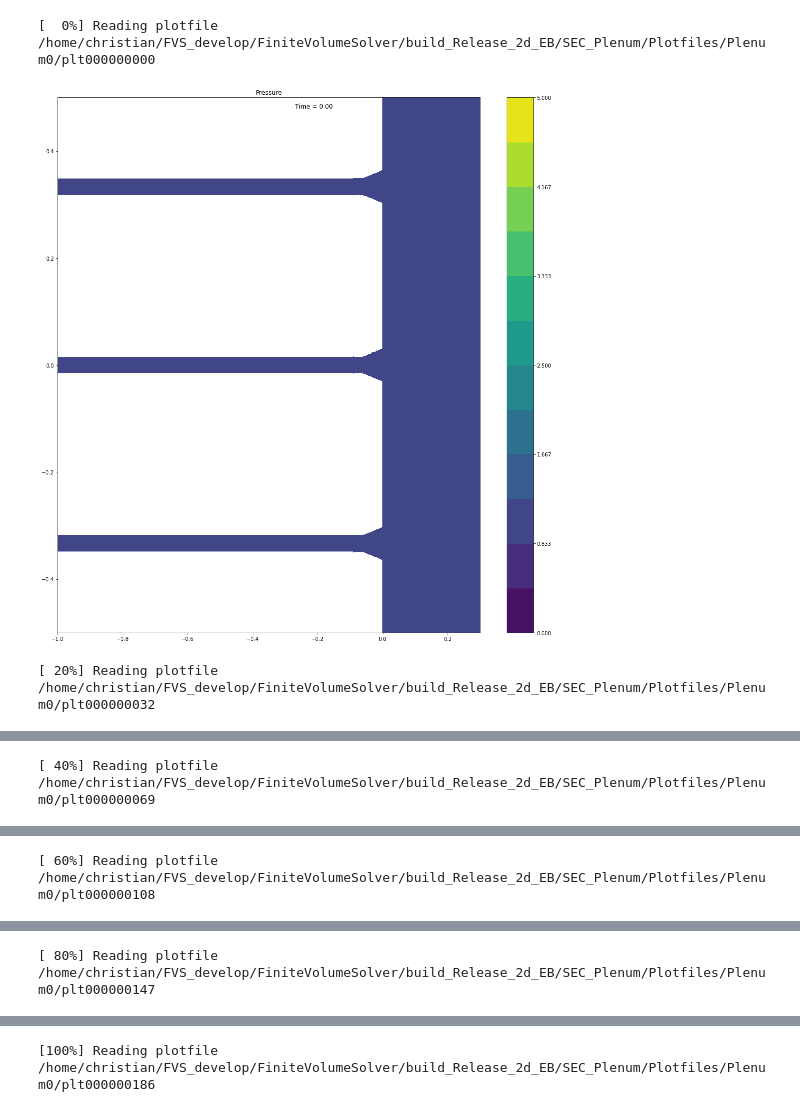
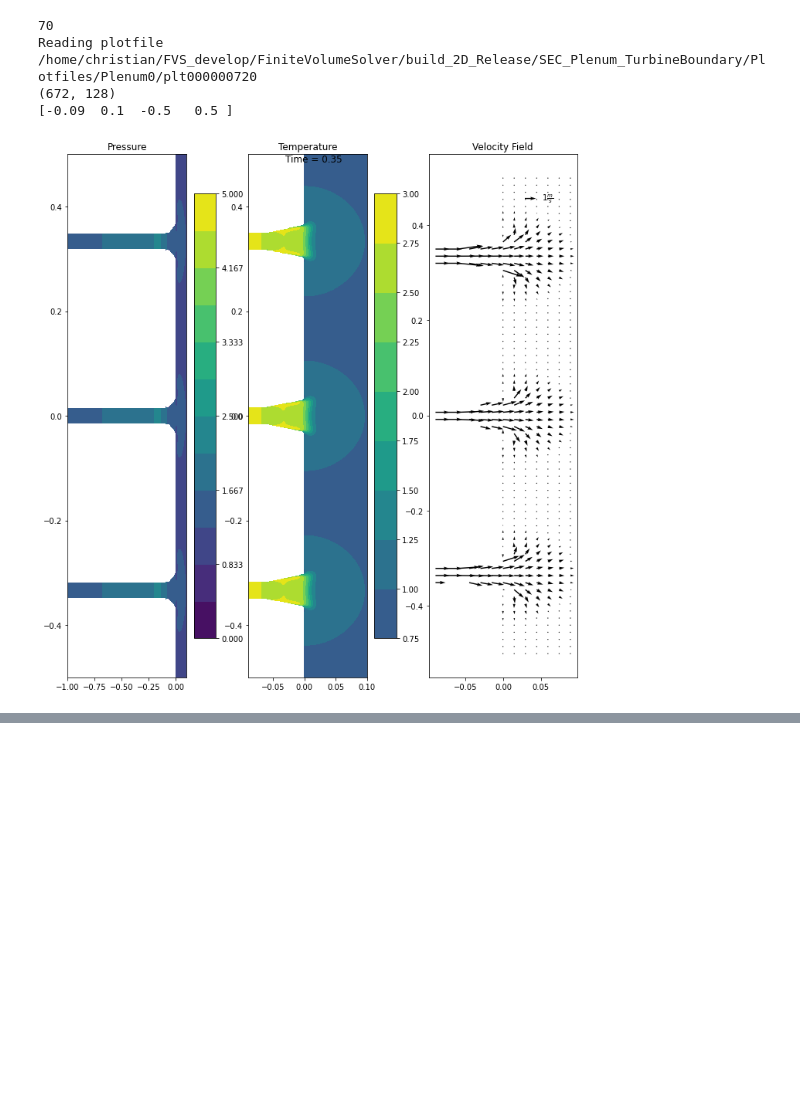
Before and after one commit to maikel/FiniteVolumeSolver, a Jupyter notebook: extra/SEC_Plenum/Tube_Plenum.ipynb, the cells around one changed output, grey strips where cells are left out. Cells and saved outputs as stored; diff of their text form; code cells hidden in the pictures; blank space fills up the shorter version.

Commit message:
Notebook update, adjust quiverplot for plenum

```diff
--- a/extra/SEC_Plenum/Tube_Plenum.ipynb
+++ b/extra/SEC_Plenum/Tube_Plenum.ipynb
@@ -8,10 +8,10 @@ valueString = 'Pressure' # which value we want to plot
 # possible values are: ['Density', 'Energy', 'Momentum_0', 'Momentum_1', 'Pressure', 'Species_0', 'Species_1', 'SpeedOfSound', 'vfrac']
 
 # dataPath = "/srv/public/Maikel/FiniteVolumeSolver/build_2D-Release/SEC_Plenum_TurbineBoundary/"
-dataPath = "/home/christian/FVS_develop/FiniteVolumeSolver/build_Release_2d_EB/SEC_Plenum"
+dataPath = "/home/christian/FVS_develop/FiniteVolumeSolver/build_2D_Release/SEC_Plenum_TurbineBoundary"
 plenum_number = 0
 MASK_DATA_WITH_VFRAC = True
-vfrac_cutoff = 1.0e-16
+vfrac_cutoff = 1.0e-14
 
 def loadData(plotfile, vars, MASK_DATA_WITH_VFRAC=True):
   ds = yt.load(plotfile)
@@ -23,7 +23,7 @@ def loadData(plotfile, vars, MASK_DATA_WITH_VFRAC=True):
   if MASK_DATA_WITH_VFRAC:
     vfrac = np.array(ytplt.frb["vfrac"])
     vfrac = np.squeeze(vfrac)
-    datas = [np.ma.masked_where( vfrac<=vfrac_cutoff, data) for data in datas]
+    datas = [np.ma.masked_where( vfrac<=vfrac_cutoff, data, np.nan) for data in datas]
   return datas, current_time, np.array(ytplt.bounds)
 
 def PrintProgress(i, plotfiles):
@@ -48,9 +48,11 @@ os.makedirs(output_path_quiv, exist_ok=True)
 output_path_temp = '{}/Visualization/Plenum{}_{}/'.format(dataPath, plenum_number, "Temperature")
 os.makedirs(output_path_temp, exist_ok=True)
 
-
-for i, plotfile in enumerate(plotfiles):
-   PrintProgress(i, plotfiles)
+print(len(plotfiles))
+nr=35
+for i, plotfile in enumerate(plotfiles[nr:nr+1]):
+   #PrintProgress(i, plotfiles)
+   print('Reading plotfile {}'.format(plotfile))
 
    # get Tube Data
    temp = plotfile.split("/")[-1]
@@ -79,50 +81,59 @@ for i, plotfile in enumerate(plotfiles):
 
    Tube_p = stackTubeDataTo2D(Tube_p)
    Tube_rho = stackTubeDataTo2D(Tube_rho)
 
 
    # get Plenum data
    (p, rho, rhou, rhov, c), current_time, extent = loadData(plotfile, ["Pressure", "Density", "Momentum_0", "Momentum_1", "SpeedOfSound"])
 
    nlevel = 13
    vmin = 0.
    vmax = 5.0
 
-   f, axs = plt.subplots(nrows=1, ncols=1, figsize=(15,15))
-   #f, axs = plt.subplots(nrows=1, ncols=3, figsize=(15, 15))
+   #f, axs = plt.subplots(nrows=1, ncols=1, figsize=(15,15))
+   f, axs = plt.subplots(nrows=1, ncols=3, figsize=(10, 10))
    f.suptitle('Time = {:.2f}'.format(float(current_time)))
 
    levels = np.linspace(vmin, vmax, nlevel)
    # pressure image
-   im_p = axs.contourf(p, extent=extent, interpolation='none', levels=levels)
+   im_p = axs[0].contourf(p, extent=extent, interpolation='none', levels=levels)
 
    for i, el in enumerate(Tube_p):
-      axs.contourf(el, extent=extent_tube[i], interpolation='none', aspect='auto', levels=levels)
+      axs[0].contourf(el, extent=extent_tube[i], interpolation='none', aspect='auto', levels=levels)
 
    #axs[0].imshow(p, origin='lower', vmin=0.0, vmax=3.0, interpolation='none', extent=extent)
-   axs.set_aspect('auto')
+   axs[0].set_aspect('auto')
    plt.tight_layout()
-   axs.set_title('Pressure')
-   plt.colorbar(im_p, ax=axs)
+   axs[0].set_title('Pressure')
+   plt.colorbar(im_p, ax=axs[0])
    # temperature image
-   #T = p / rho
-   #im_T = axs[1].imshow(T, origin='lower', vmin=0.0, vmax=3.0, interpolation='none', extent=extent)
+   T = p / rho
+   print(T.shape)
+   im_T = axs[1].contourf(T, vmin=0.0, vmax=3.0, interpolation='none', extent=extent)
    #im_T = axs[1].contourf(X, Y, T, interpolation='none', vmin=vmin, vmax=vmax)
    #im_T2 = axs[1].contourf(X_tube, Y_tube, p_tube / rho_tube, interpolation='none',  aspect='auto',vmin=vmin, vmax=vmax)
-   #axs[1].set_title('Temperature')
+   axs[1].set_title('Temperature')
    #axs[1].set(ylim=(extent[2], -0.2))
-   #plt.colorbar(im_T, ax=axs[1])
+   plt.colorbar(im_T, ax=axs[1])
    ## velocity field
-   #u = rhou / rho
-   #v = rhov / rho
-   #skip = 20
-   #scale = 0.2
-   #axs[2].quiver(u[::skip], v[::skip], scale=scale, units='xy')
-   #axs[2].set_title('Velocity Field')
+   u = rhou / rho
+   v = rhov / rho
+   print(extent)
+   skip = 10
+   x = np.linspace(*extent[0:2], num=u.shape[1], endpoint=True)
+   y = np.linspace(*extent[2:], num=u.shape[0], endpoint=True)
+   X,Y = np.meshgrid(x,y)
+   #print(x,y)
+   scale = 5.0
+   Q=axs[2].quiver(X[::skip,::skip], Y[::skip,::skip], u[::skip,::skip], v[::skip,::skip],scale=scale, units='inches', width=0.02)
+   axs[2].quiverkey(Q, 0.9, 0.9, 1, r'$1 \frac{m}{s}$', labelpos='E', coordinates='figure')
+   axs[2].set_title('Velocity Field')
    plt.show()
    f.savefig(output_path+"/"+temp+".png")
    f.clf()
 # %% [output]
-[  0%] Reading plotfile /home/christian/FVS_develop/FiniteVolumeSolver/build_Release_2d_EB/SEC_Plenum/Plotfiles/Plenum0/plt000000000
+70
+Reading plotfile /home/christian/FVS_develop/FiniteVolumeSolver/build_2D_Release/SEC_Plenum_TurbineBoundary/Plotfiles/Plenum0/plt000000720
+(672, 128)
+[-0.09  0.1  -0.5   0.5 ]
-[figure, old version]
+[figure, new version]
-[ 20%] Reading plotfile /home/christian/FVS_develop/FiniteVolumeSolver/build_Release_2d_EB/SEC_Plenum/Plotfiles/Plenum0/plt000000032
@@ -130 +139,0 @@ for i, plotfile in enumerate(plotfiles):
-[ 40%] Reading plotfile /home/christian/FVS_develop/FiniteVolumeSolver/build_Release_2d_EB/SEC_Plenum/Plotfiles/Plenum0/plt000000069
@@ -132 +139,0 @@ for i, plotfile in enumerate(plotfiles):
-[ 60%] Reading plotfile /home/christian/FVS_develop/FiniteVolumeSolver/build_Release_2d_EB/SEC_Plenum/Plotfiles/Plenum0/plt000000108
@@ -134 +139,0 @@ for i, plotfile in enumerate(plotfiles):
-[ 80%] Reading plotfile /home/christian/FVS_develop/FiniteVolumeSolver/build_Release_2d_EB/SEC_Plenum/Plotfiles/Plenum0/plt000000147
@@ -136 +139,0 @@ for i, plotfile in enumerate(plotfiles):
-[100%] Reading plotfile /home/christian/FVS_develop/FiniteVolumeSolver/build_Release_2d_EB/SEC_Plenum/Plotfiles/Plenum0/plt000000186
```
Also changed, not shown: parts of 3 cells of this notebook.
